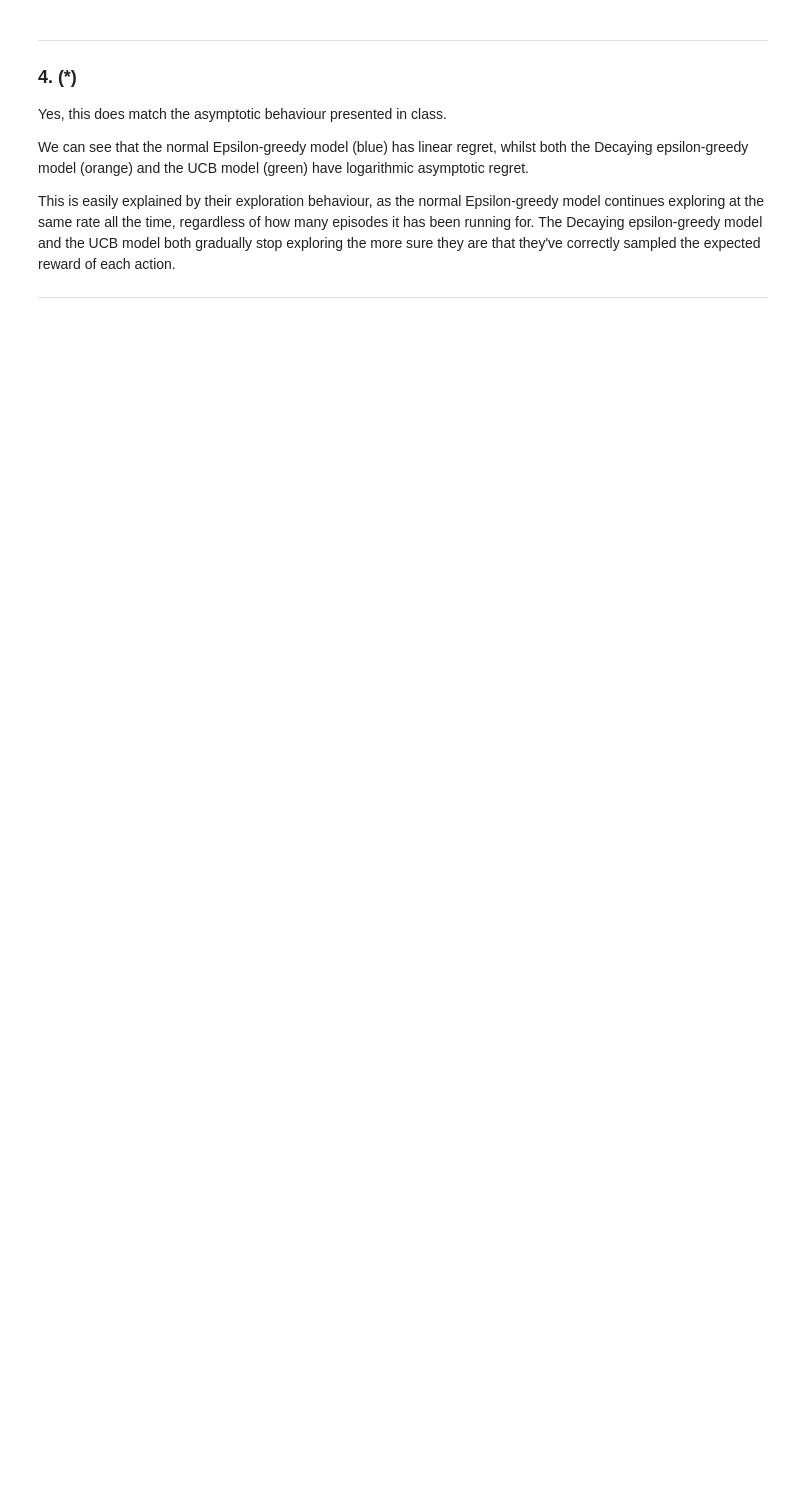
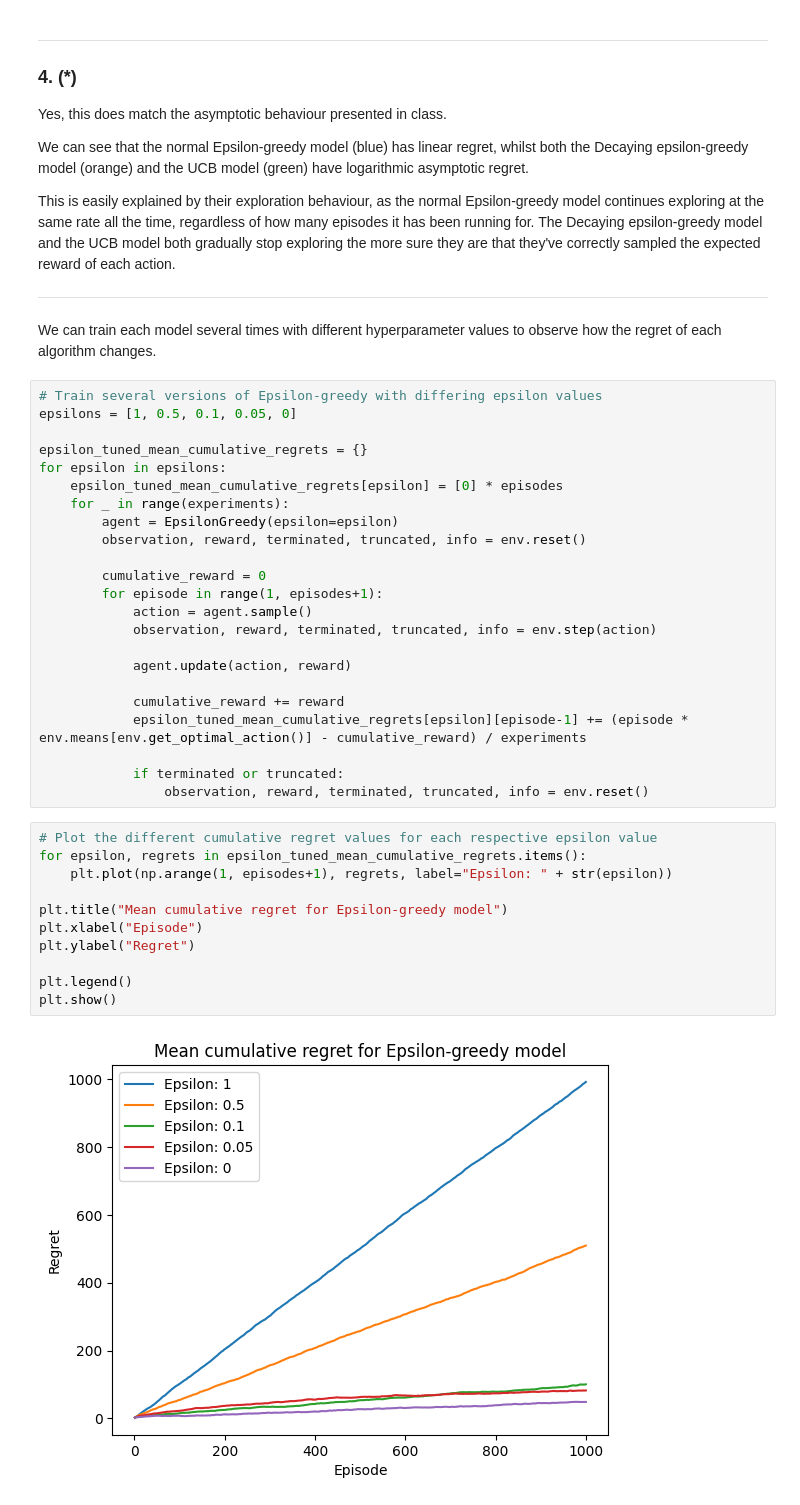
Before and after one commit to RunarFosse/INF368A-Problems, a Jupyter notebook: Problem 1/Report.ipynb, the cells around one changed output. Saved outputs shown, nothing was run; the diff lists cells and outputs as text; blank space fills up the shorter version.

Commit message:
Observed how tuning the different hyperparameters changes the performance of each respective model

```diff
--- a/Problem 1/Report.ipynb
+++ b/Problem 1/Report.ipynb
@@ -138,3 +138,41 @@ We can see that the normal Epsilon-greedy model (blue) has linear regret, whilst
 This is easily explained by their exploration behaviour, as the normal Epsilon-greedy model continues exploring at the same rate all the time, regardless of how many episodes it has been running for. The Decaying epsilon-greedy model and the UCB model both gradually stop exploring the more sure they are that they've correctly sampled the expected reward of each action.
 
 ------------------------------------------
+# %% [markdown]
+We can train each model several times with different hyperparameter values to observe how the regret of each algorithm changes.
+# %%
+# Train several versions of Epsilon-greedy with differing epsilon values
+epsilons = [1, 0.5, 0.1, 0.05, 0]
+
+epsilon_tuned_mean_cumulative_regrets = {}
+for epsilon in epsilons:
+    epsilon_tuned_mean_cumulative_regrets[epsilon] = [0] * episodes
+    for _ in range(experiments):
+        agent = EpsilonGreedy(epsilon=epsilon)
+        observation, reward, terminated, truncated, info = env.reset()
+
+        cumulative_reward = 0
+        for episode in range(1, episodes+1):
+            action = agent.sample()
+            observation, reward, terminated, truncated, info = env.step(action)
+
+            agent.update(action, reward)
+
+            cumulative_reward += reward
+            epsilon_tuned_mean_cumulative_regrets[epsilon][episode-1] += (episode * env.means[env.get_optimal_action()] - cumulative_reward) / experiments
+
+            if terminated or truncated:
+                observation, reward, terminated, truncated, info = env.reset()
+# %%
+# Plot the different cumulative regret values for each respective epsilon value
+for epsilon, regrets in epsilon_tuned_mean_cumulative_regrets.items():
+    plt.plot(np.arange(1, episodes+1), regrets, label="Epsilon: " + str(epsilon))
+
+plt.title("Mean cumulative regret for Epsilon-greedy model")
+plt.xlabel("Episode")
+plt.ylabel("Regret")
+
+plt.legend()
+plt.show()
+# %% [output]
+[figure, added]
```
Also changed, not shown: parts of 12 cells of this notebook.
